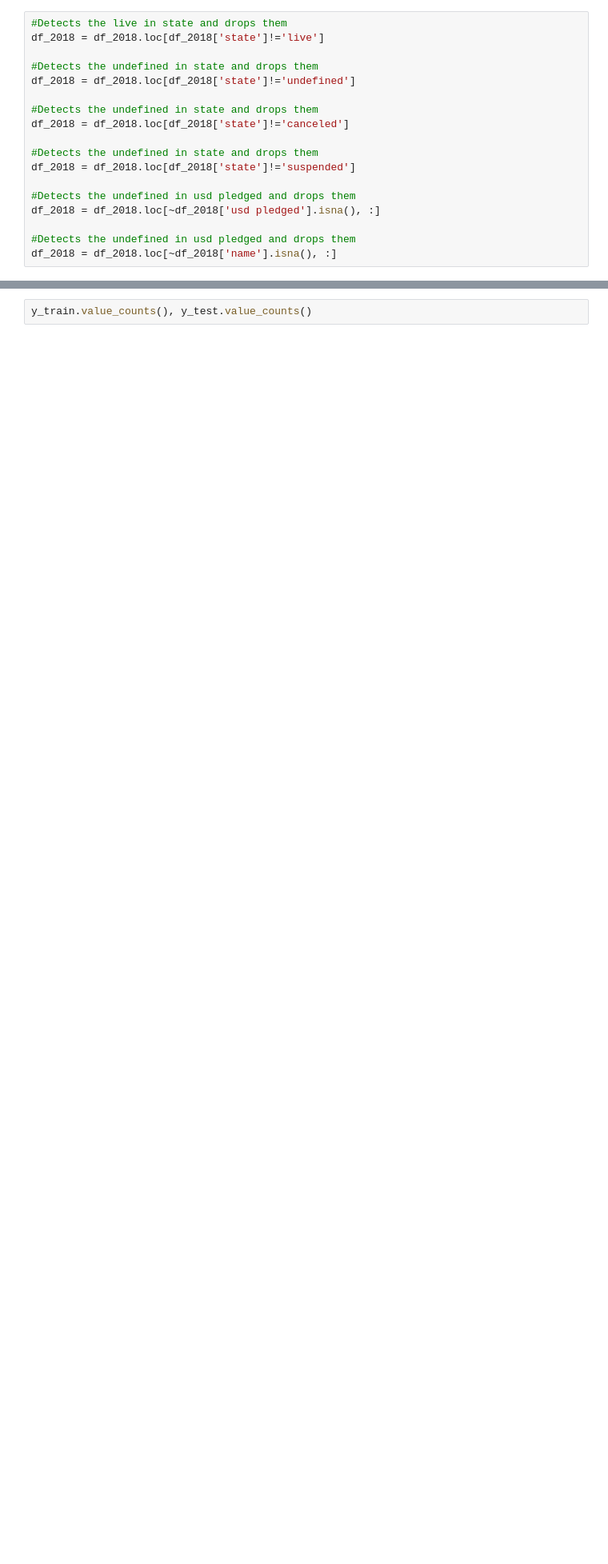
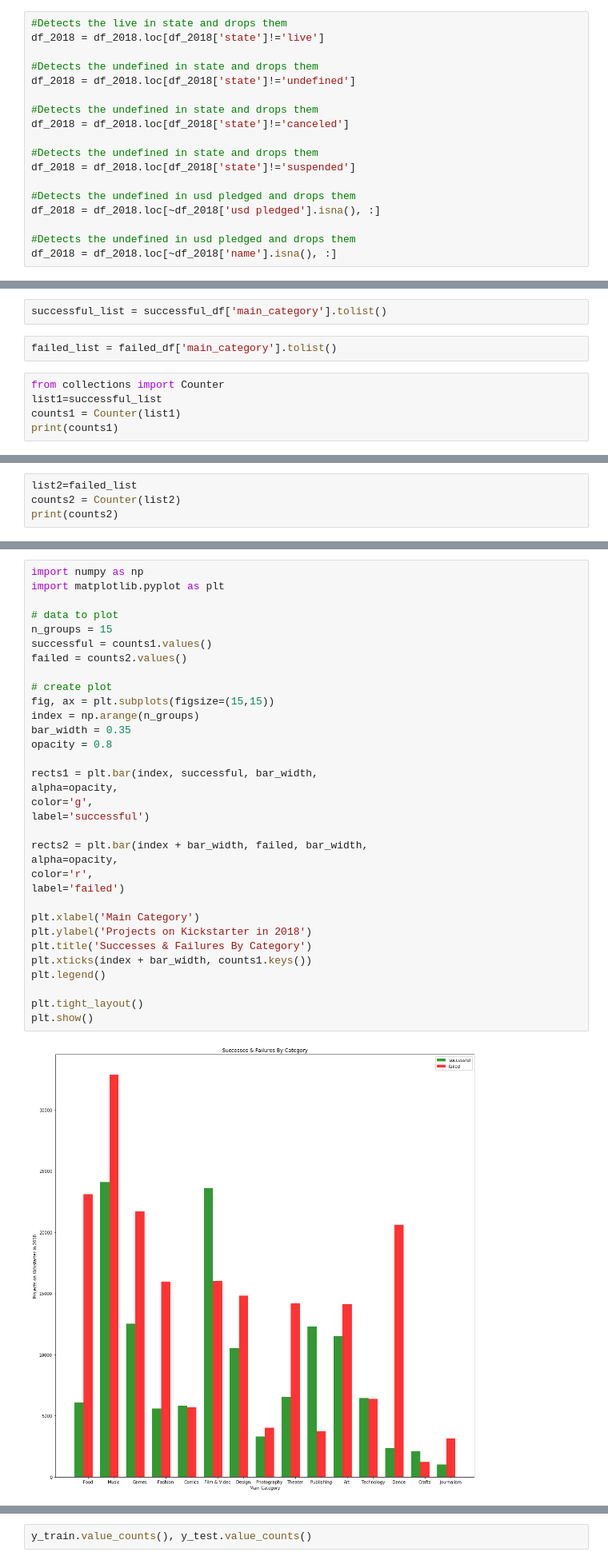
Before and after one commit to sherzyang/mod-3-project, a Jupyter notebook: kickstarter_model_2.ipynb, the cells around one changed output, grey strips where cells are left out. Shown: that part at 80% size. Drawn from its saved outputs; the diff is of its cells as text; blank space fills up the shorter version.

```diff
--- a/kickstarter_model_2.ipynb
+++ b/kickstarter_model_2.ipynb
@@ -107,0 +120,9 @@ df_2018 = df_2018.loc[~df_2018['name'].isna(), :]
+# %%
+successful_list = successful_df['main_category'].tolist()
+# %%
+failed_list = failed_df['main_category'].tolist()
+# %%
+from collections import Counter
+list1=successful_list
+counts1 = Counter(list1)
+print(counts1)
@@ -107,0 +131,4 @@ df_2018 = df_2018.loc[~df_2018['name'].isna(), :]
+# %%
+list2=failed_list
+counts2 = Counter(list2)
+print(counts2)
@@ -107,0 +137,35 @@ df_2018 = df_2018.loc[~df_2018['name'].isna(), :]
+# %%
+import numpy as np
+import matplotlib.pyplot as plt
+
+# data to plot
+n_groups = 15
+successful = counts1.values()
+failed = counts2.values()
+
+# create plot
+fig, ax = plt.subplots(figsize=(15,15))
+index = np.arange(n_groups)
+bar_width = 0.35
+opacity = 0.8
+
+rects1 = plt.bar(index, successful, bar_width,
+alpha=opacity,
+color='g',
+label='successful')
+
+rects2 = plt.bar(index + bar_width, failed, bar_width,
+alpha=opacity,
+color='r',
+label='failed')
+
+plt.xlabel('Main Category')
+plt.ylabel('Projects on Kickstarter in 2018')
+plt.title('Successes & Failures By Category')
+plt.xticks(index + bar_width, counts1.keys())
+plt.legend()
+
+plt.tight_layout()
+plt.show()
+# %% [output]
+[figure, added]
```
Also changed, not shown: parts of 17 cells of this notebook.
